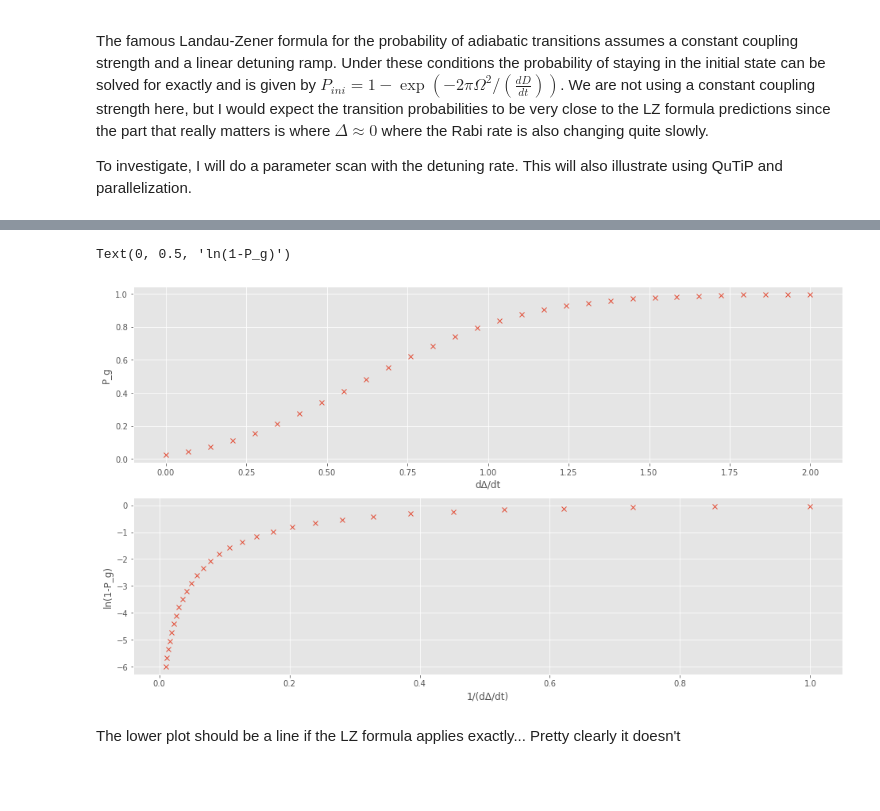
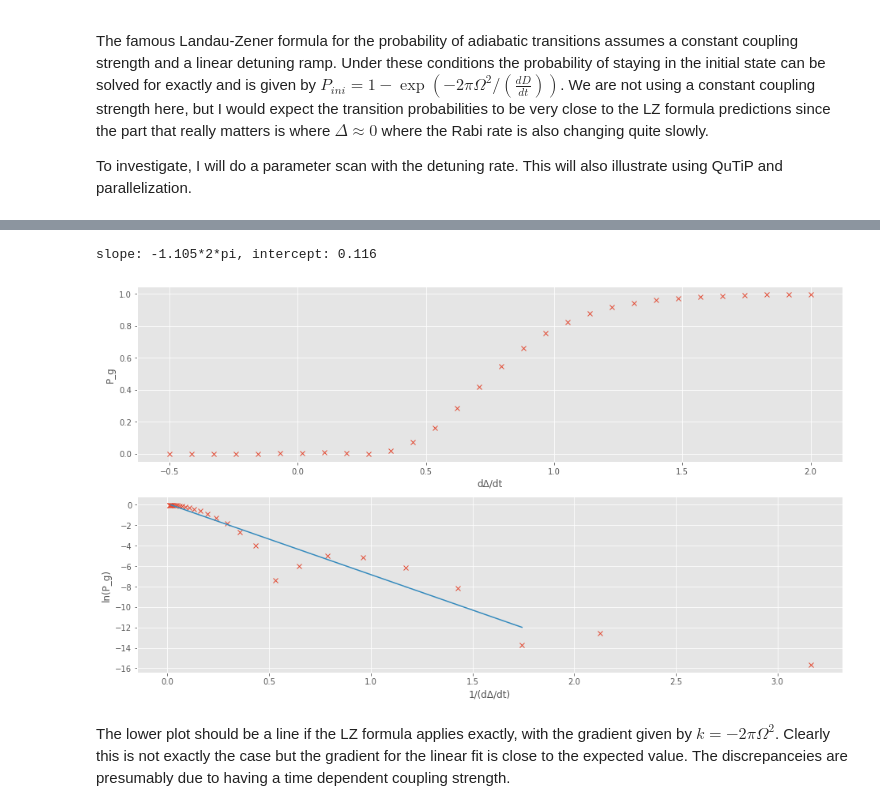
Before and after one commit to otimgren/toy-systems, a Jupyter notebook: examples/Rapid adiabatic passage in a 2-level system.ipynb, the cells around one changed output, grey strips where cells are left out. Saved outputs shown, nothing was run; the diff lists cells and outputs as text; code cells hidden in the pictures; blank space fills up the shorter version.

```diff
--- a/examples/Rapid adiabatic passage in a 2-level system.ipynb
+++ b/examples/Rapid adiabatic passage in a 2-level system.ipynb
@@ -126,7 +118,7 @@ P_g_op = qutip.Qobj((1*g).density_matrix(basis), type = "oper")
 P_e_op = qutip.Qobj((1*e).density_matrix(basis), type = "oper")
 
 # Set the parameters for the system
-args["Delta"] = 1e-3 # This is actually the rate at which delta varies, i.e. dD/dt
+args["Delta"] = 1e-1 # This is actually the rate at which delta varies, i.e. dD/dt
 args["sigma"] = 2/args["Delta"] # Width of the Gaussian describing time-dependence of drive field
 args["Omega"] = 1 # The maximum value of the drive field Rabi rate
 args["Gamma"] = 0
@@ -137,7 +129,7 @@ times = np.linspace(-20/args["Delta"], 20/args["Delta"], 1001)
 
 # The solver used by qutip sometimes doesn't seem to notice that adiabatic passage is supposed to be happening, so reduce max step size to
 # mitigate this
-options = qutip.solver.Options(method = 'adams', nsteps=100000, max_step=1e3/args["Delta"],)
+options = qutip.solver.Options(method = 'adams', nsteps=100000, max_step=1e1/args["Delta"],)
 
 # Setup a progress bar
 pb = qutip.ui.progressbar.EnhancedTextProgressBar()
@@ -242,10 +234,10 @@ def parallel_func(Δ: float):
 
     # The solver used by qutip sometimes doesn't seem to notice that adiabatic passage is supposed to be happening, so reduce max step size to
     # mitigate this
-    options = qutip.solver.Options(method = 'adams', nsteps=1000000, max_step=1e2/Δ, rhs_reuse=True)
+    options = qutip.solver.Options(method = 'adams', nsteps=100000, max_step=1e0/args["Delta"],rhs_reuse=True)
 
     # Run the time-evolution
-    result = qutip.mesolve(Hqobj, psi0, times, args = args, c_ops = c_qobj, e_ops = [P_g_op, P_e_op], options = options)
+    result = qutip.mesolve(Hqobj, psi0, times, args = args, c_ops = c_qobj, e_ops = [P_g_op, P_e_op], options = options, progress_bar=pb)
 
     # Plot the result
     fig, ax = plt.subplots(figsize = (16,9))
@@ -255,15 +247,12 @@ def parallel_func(Δ: float):
     ax.set_xlabel("Time / (1/Ω)")
     ax.set_ylabel("Population in each state")
     ax.set_title(f"Δ = {Δ}")
-    fig.savefig(f"./Figures/test_{Δ}.pdf")
-
-    print(result.expect[0][-1])
 
     return result.expect[0][-1]
 
 # Define the values of dD/dt we want to try
-Δs = 10**np.linspace(0,2,30)
+Δs = 10**np.linspace(-0.5,2,30)
 
 # Define a loop that will be excecuted in parallel using joblib
-probs = (joblib.Parallel(n_jobs = 10, backend='loky', verbose = True)(joblib.delayed(parallel_func)(Δ) for Δ in Δs))
+probs = (joblib.Parallel(n_jobs = 5, backend='loky', verbose = True)(joblib.delayed(parallel_func)(Δ) for Δ in Δs))
 # %% [output]
@@ -272,14 +261,23 @@ probs = (joblib.Parallel(n_jobs = 10, backend='loky', verbose = True)(joblib.del
 # %%
 # Plot the result
 fig, (ax, ax2) = plt.subplots(2,1, figsize = (16,9))
 ax.plot(np.log10(Δs), probs, 'x')
 ax.set_xlabel("dΔ/dt")
 ax.set_ylabel("P_g")
-ax2.plot(1/Δs, np.log(1-np.array(probs)), 'x')
+ax2.plot(1/Δs, np.log(np.array(probs)), 'x', label = 'Simulation')
 ax2.set_xlabel("1/(dΔ/dt)")
-ax2.set_ylabel("ln(1-P_g)")
+ax2.set_ylabel("ln(P_g)")
+
+# Fit a line to the log plot
+from scipy.stats import linregress
+x_fit = 1/Δs[3:-3]
+y_fit = np.log(np.array(probs[3:-3]))
+fit_result = linregress(x_fit, y_fit)
+ax2.plot(x_fit, fit_result.slope*x_fit+fit_result.intercept)
+
+print(f"slope: {fit_result.slope/(2*np.pi):.3f}*2*pi, intercept: {fit_result.intercept:.3f}")
 # %% [output]
-Text(0, 0.5, 'ln(1-P_g)')
+slope: -1.105*2*pi, intercept: 0.116
-[figure, old version]
+[figure, new version]
 # %% [markdown]
-The lower plot should be a line if the LZ formula applies exactly... Pretty clearly it doesn't
+The lower plot should be a line if the LZ formula applies exactly, with the gradient given by $k = -2\pi\Omega^2$. Clearly this is not exactly the case but the gradient for the linear fit is close to the expected value. The discrepanceies are presumably due to having a time dependent coupling strength.
```
Also changed, not shown: parts of 6 cells of this notebook, 9 other files.
